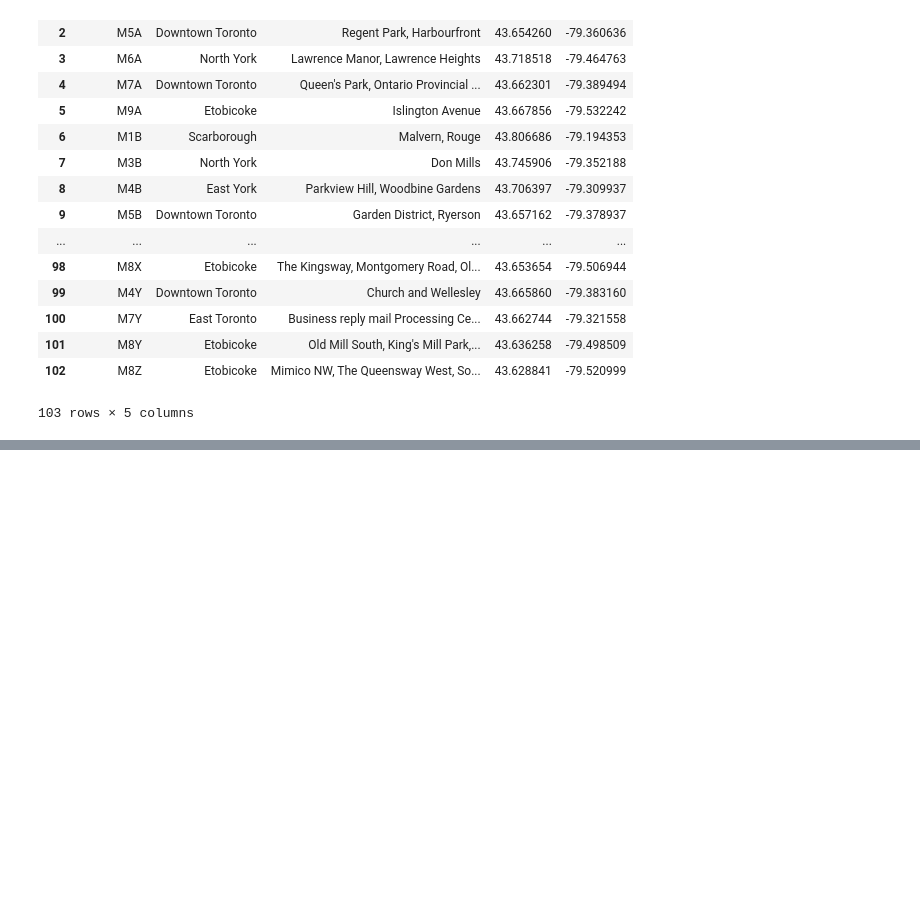
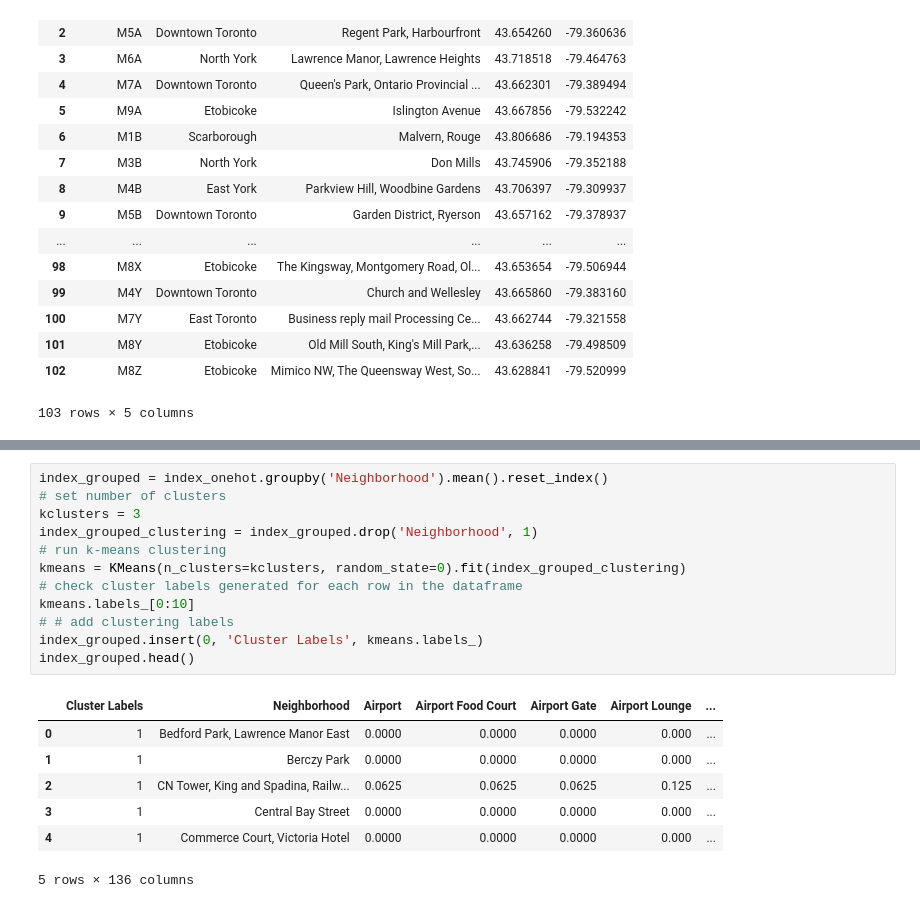
Before and after one commit to asamblea/Coursera_Capstone, a Jupyter notebook: AssignmentWeek3Toronto.ipynb, the cells around one changed output, grey strips where cells are left out. Saved outputs shown, nothing was run; the diff lists cells and outputs as text; blank space fills up the shorter version.

```diff
--- a/AssignmentWeek3Toronto.ipynb
+++ b/AssignmentWeek3Toronto.ipynb
@@ -87,0 +263,20 @@ df_table
+# %%
+index_grouped = index_onehot.groupby('Neighborhood').mean().reset_index()
+# set number of clusters
+kclusters = 3
+index_grouped_clustering = index_grouped.drop('Neighborhood', 1)
+# run k-means clustering
+kmeans = KMeans(n_clusters=kclusters, random_state=0).fit(index_grouped_clustering)
+# check cluster labels generated for each row in the dataframe
+kmeans.labels_[0:10]
+# # add clustering labels
+index_grouped.insert(0, 'Cluster Labels', kmeans.labels_)
+index_grouped.head()
+# %% [output]
+|  | Cluster Labels | Neighborhood | Airport | Airport Food Court | Airport Gate | Airport Lounge | ... |
+| 0 | 1 | Bedford Park, Lawrence Manor East | 0.0000 | 0.0000 | 0.0000 | 0.000 | ... |
+| 1 | 1 | Berczy Park | 0.0000 | 0.0000 | 0.0000 | 0.000 | ... |
+| 2 | 1 | CN Tower, King and Spadina, Railw... | 0.0625 | 0.0625 | 0.0625 | 0.125 | ... |
+| 3 | 1 | Central Bay Street | 0.0000 | 0.0000 | 0.0000 | 0.000 | ... |
+| 4 | 1 | Commerce Court, Victoria Hotel | 0.0000 | 0.0000 | 0.0000 | 0.000 | ... |
+5 rows × 136 columns
```
Also changed, not shown: parts of 12 cells of this notebook.
